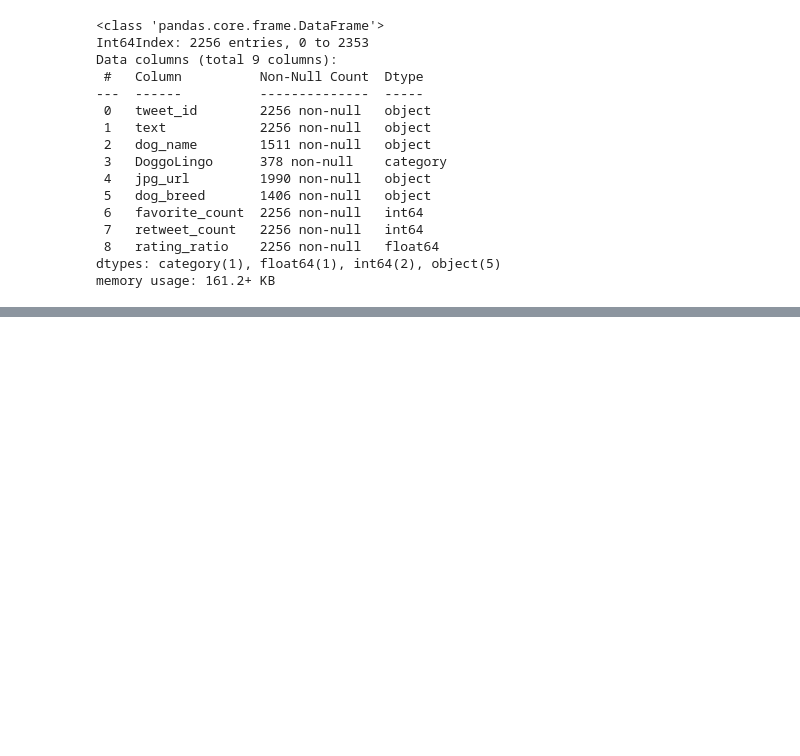
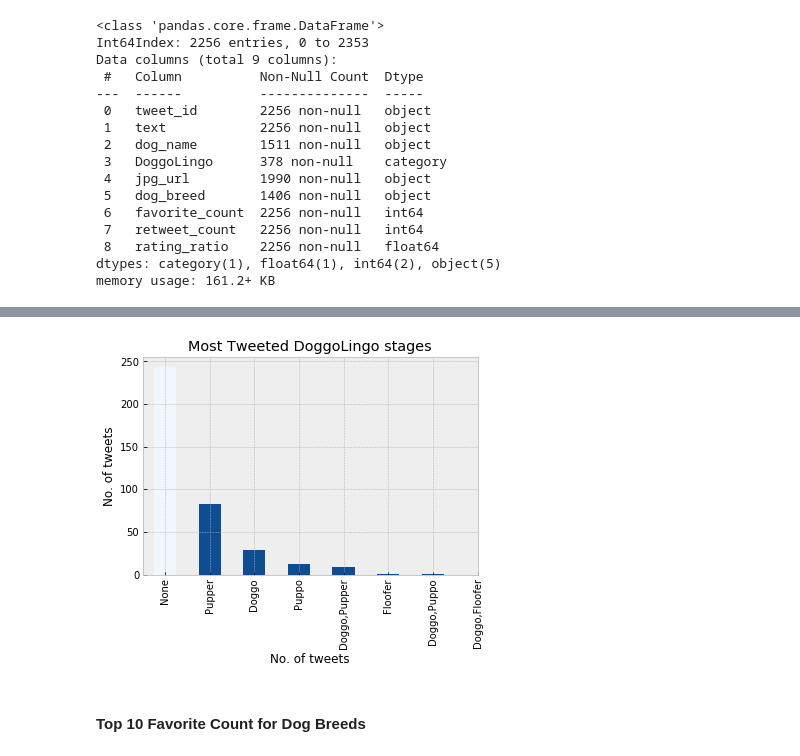
Before and after one commit to GAltuwaijri/Wrangle_and_Analyze_Twitter_Data, a Jupyter notebook: wrangle_act.ipynb, the cells around one changed output, grey strips where cells are left out. Saved outputs shown, nothing was run; the diff lists cells and outputs as text; code cells hidden in the pictures; blank space fills up the shorter version.

```diff
--- a/wrangle_act.ipynb
+++ b/wrangle_act.ipynb
@@ -865,0 +926,21 @@ df_marged.to_csv('twitter_archive_master.csv', encoding = 'utf-8') #saved
+# %%
+# groups the dataset by dog stages and computes the average favorite count for each group
+stage_groups_fav = df_marged.groupby('DoggoLingo')['favorite_count'].mean()
+
+# sorts the stage groups by descending order
+stage_groups_fav = stage_groups_fav.sort_values(ascending=False)
+# %%
+x_axis = list(stage_groups_fav)
+y_axis = [i.title() for i in stage_groups_fav.index]
+
+dog_stages_count = df_marged['DoggoLingo'].value_counts()
+x = np.arange(8)
+colors = ['#0E4D92' if (x < max(x_axis)) else '#F0F8FF' for x in x_axis]
+dog_stages_count.plot(color=colors, kind = 'bar', title = 'Most Tweeted DoggoLingo stages')
+plt.ylabel('No. of tweets');
+plt.xlabel('No. of tweets');
+plt.xticks(x, ('None', 'Pupper', 'Doggo', 'Puppo', 'Doggo,Pupper', 'Floofer', 'Doggo,Puppo', 'Doggo,Floofer'));
+# %% [output]
+[figure, added]
+# %% [markdown]
+#### Top 10 Favorite Count for Dog Breeds
```
Also changed, not shown: parts of 32 cells of this notebook, 7 other files.
